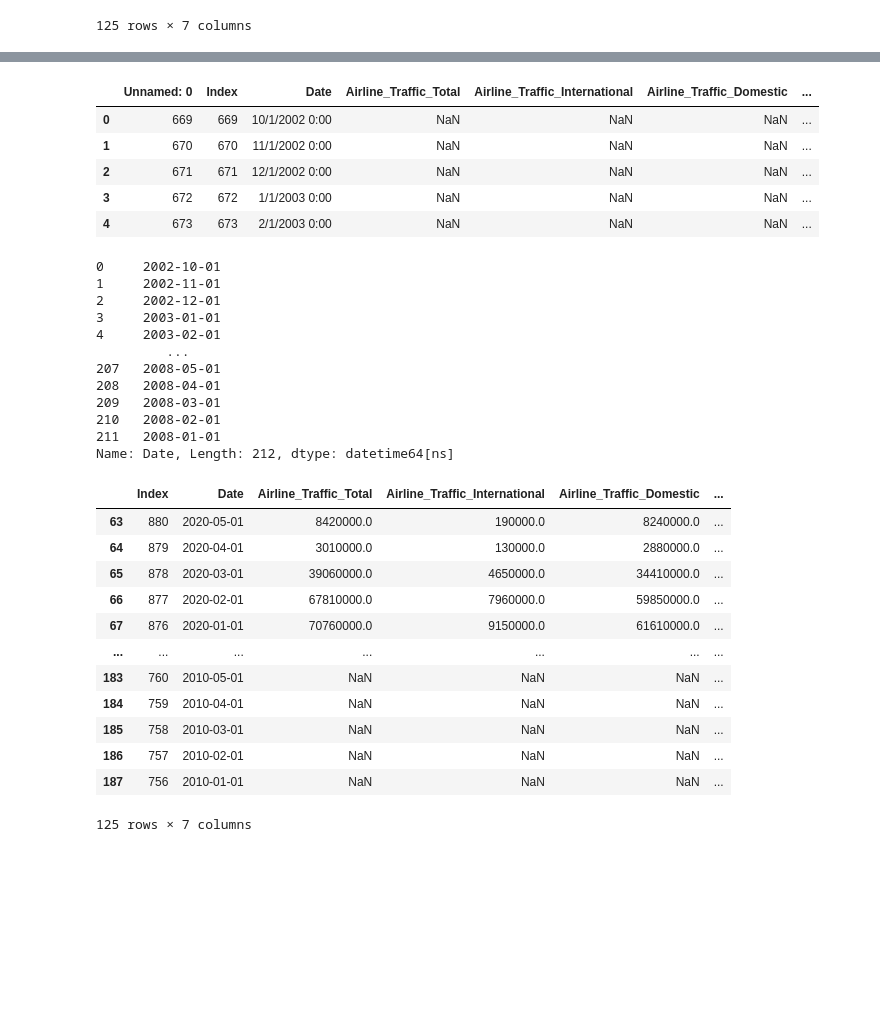
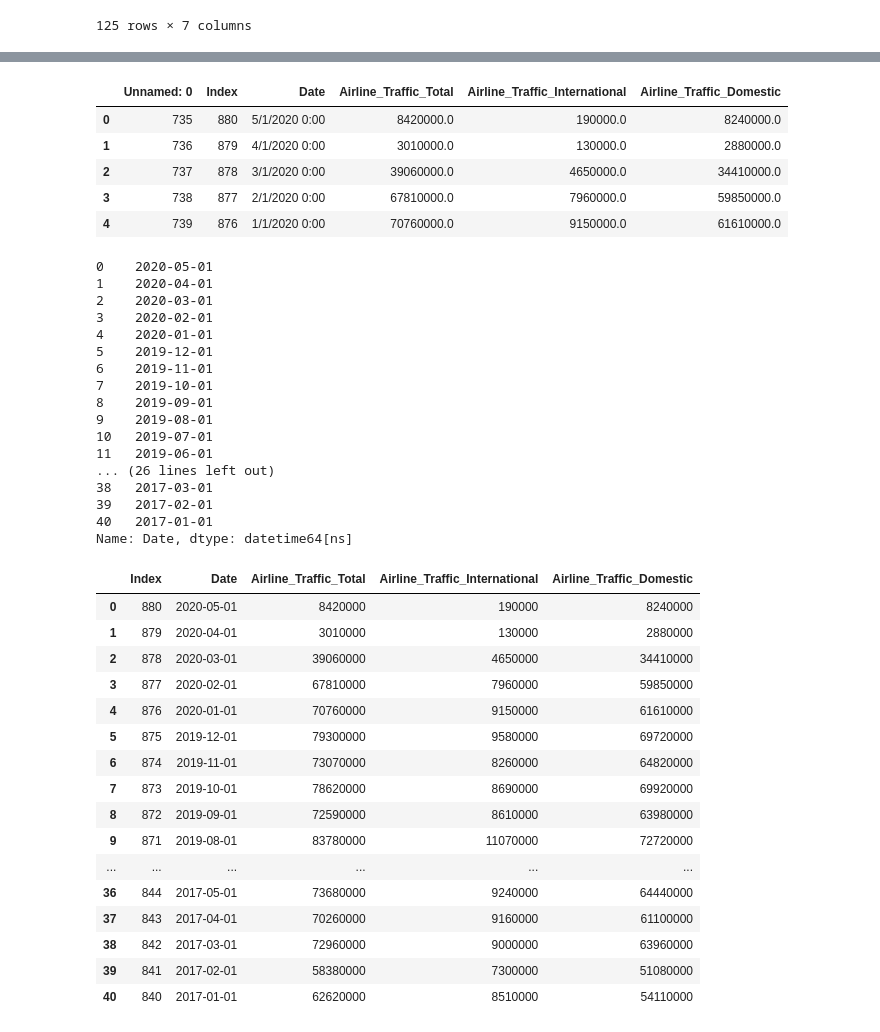
Before and after one commit to RBLevine/ETL-Project, a Jupyter notebook: Transportation.ipynb, the cells around one changed output, grey strips where cells are left out. Saved outputs shown, nothing was run; the diff lists cells and outputs as text; code cells hidden in the pictures; blank space fills up the shorter version.

Commit message:
Reset index and add carrier cargo dataframe

```diff
--- a/Transportation.ipynb
+++ b/Transportation.ipynb
@@ -252,44 +311,56 @@ rail_df.loc[rail_df['Date']>='2010-1-1']
 # %%
-air_df = pd.read_csv("CSVCleanUp/Cleaned_Airline_Traffic_Air_Carrier_Cargo.csv")
+air_df = pd.read_csv("CSVCleanUp/Cleaned_Airline_Traffic.csv")
 air_df.head()
 # %% [output]
-|  | Unnamed: 0 | Index | Date | Airline_Traffic_Total | Airline_Traffic_International | Airline_Traffic_Domestic | ... |
-| 0 | 669 | 669 | 10/1/2002 0:00 | NaN | NaN | NaN | ... |
-| 1 | 670 | 670 | 11/1/2002 0:00 | NaN | NaN | NaN | ... |
-| 2 | 671 | 671 | 12/1/2002 0:00 | NaN | NaN | NaN | ... |
-| 3 | 672 | 672 | 1/1/2003 0:00 | NaN | NaN | NaN | ... |
-| 4 | 673 | 673 | 2/1/2003 0:00 | NaN | NaN | NaN | ... |
+|  | Unnamed: 0 | Index | Date | Airline_Traffic_Total | Airline_Traffic_International | Airline_Traffic_Domestic |
+| 0 | 735 | 880 | 5/1/2020 0:00 | 8420000.0 | 190000.0 | 8240000.0 |
+| 1 | 736 | 879 | 4/1/2020 0:00 | 3010000.0 | 130000.0 | 2880000.0 |
+| 2 | 737 | 878 | 3/1/2020 0:00 | 39060000.0 | 4650000.0 | 34410000.0 |
+| 3 | 738 | 877 | 2/1/2020 0:00 | 67810000.0 | 7960000.0 | 59850000.0 |
+| 4 | 739 | 876 | 1/1/2020 0:00 | 70760000.0 | 9150000.0 | 61610000.0 |
 # %%
 air_df = air_df.drop(['Unnamed: 0'], axis = 1)
+# %%
+air_df[['Airline_Traffic_Total', 'Airline_Traffic_International', 'Airline_Traffic_Domestic']] = air_df[['Airline_Traffic_Total', 'Airline_Traffic_International', 'Airline_Traffic_Domestic']].astype(int)
 # %%
 air_df['Date'] = pd.to_datetime(air_df['Date'])
 air_df['Date']
 # %% [output]
-0     2002-10-01
-1     2002-11-01
-2     2002-12-01
-3     2003-01-01
-4     2003-02-01
-         ...
-207   2008-05-01
-208   2008-04-01
-209   2008-03-01
-210   2008-02-01
-211   2008-01-01
-Name: Date, Length: 212, dtype: datetime64[ns]
+0    2020-05-01
+1    2020-04-01
+2    2020-03-01
+3    2020-02-01
+4    2020-01-01
+5    2019-12-01
+6    2019-11-01
+7    2019-10-01
+8    2019-09-01
+9    2019-08-01
+10   2019-07-01
+11   2019-06-01
+... (26 lines left out)
+38   2017-03-01
+39   2017-02-01
+40   2017-01-01
+Name: Date, dtype: datetime64[ns]
 # %%
-air_df.loc[air_df['Date']>='2010-1-1']
+air_df = air_df.loc[air_df['Date']>='2010-1-1']
+air_df
 # %% [output]
-|  | Index | Date | Airline_Traffic_Total | Airline_Traffic_International | Airline_Traffic_Domestic | ... |
-| 63 | 880 | 2020-05-01 | 8420000.0 | 190000.0 | 8240000.0 | ... |
-| 64 | 879 | 2020-04-01 | 3010000.0 | 130000.0 | 2880000.0 | ... |
-| 65 | 878 | 2020-03-01 | 39060000.0 | 4650000.0 | 34410000.0 | ... |
-| 66 | 877 | 2020-02-01 | 67810000.0 | 7960000.0 | 59850000.0 | ... |
-| 67 | 876 | 2020-01-01 | 70760000.0 | 9150000.0 | 61610000.0 | ... |
-| ... | ... | ... | ... | ... | ... | ... |
-| 183 | 760 | 2010-05-01 | NaN | NaN | NaN | ... |
-| 184 | 759 | 2010-04-01 | NaN | NaN | NaN | ... |
-| 185 | 758 | 2010-03-01 | NaN | NaN | NaN | ... |
-| 186 | 757 | 2010-02-01 | NaN | NaN | NaN | ... |
-| 187 | 756 | 2010-01-01 | NaN | NaN | NaN | ... |
+|  | Index | Date | Airline_Traffic_Total | Airline_Traffic_International | Airline_Traffic_Domestic |
+| 0 | 880 | 2020-05-01 | 8420000 | 190000 | 8240000 |
+| 1 | 879 | 2020-04-01 | 3010000 | 130000 | 2880000 |
+| 2 | 878 | 2020-03-01 | 39060000 | 4650000 | 34410000 |
+| 3 | 877 | 2020-02-01 | 67810000 | 7960000 | 59850000 |
+| 4 | 876 | 2020-01-01 | 70760000 | 9150000 | 61610000 |
+| 5 | 875 | 2019-12-01 | 79300000 | 9580000 | 69720000 |
+| 6 | 874 | 2019-11-01 | 73070000 | 8260000 | 64820000 |
+| 7 | 873 | 2019-10-01 | 78620000 | 8690000 | 69920000 |
+| 8 | 872 | 2019-09-01 | 72590000 | 8610000 | 63980000 |
+| 9 | 871 | 2019-08-01 | 83780000 | 11070000 | 72720000 |
+| ... | ... | ... | ... | ... | ... |
+| 36 | 844 | 2017-05-01 | 73680000 | 9240000 | 64440000 |
+| 37 | 843 | 2017-04-01 | 70260000 | 9160000 | 61100000 |
+| 38 | 842 | 2017-03-01 | 72960000 | 9000000 | 63960000 |
+| 39 | 841 | 2017-02-01 | 58380000 | 7300000 | 51080000 |
+| 40 | 840 | 2017-01-01 | 62620000 | 8510000 | 54110000 |
-125 rows × 7 columns
```
Also changed, not shown: parts of 18 cells of this notebook.
